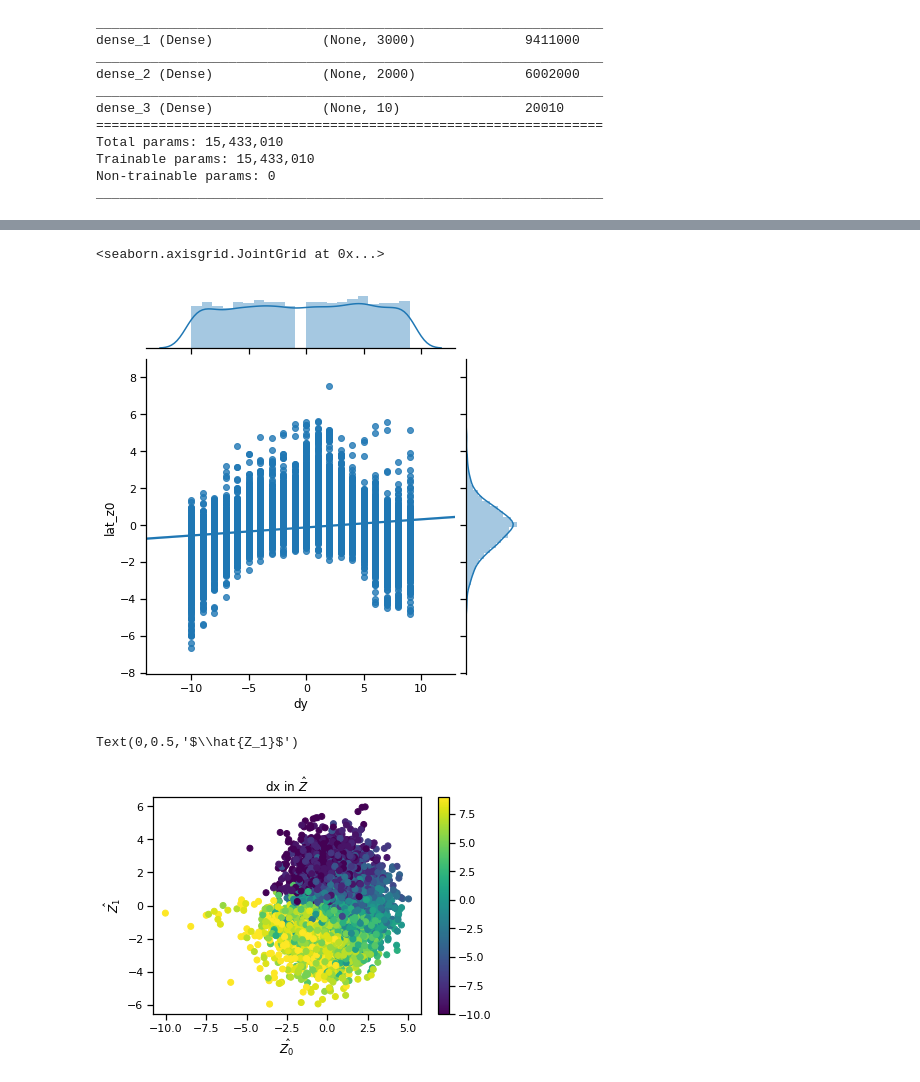
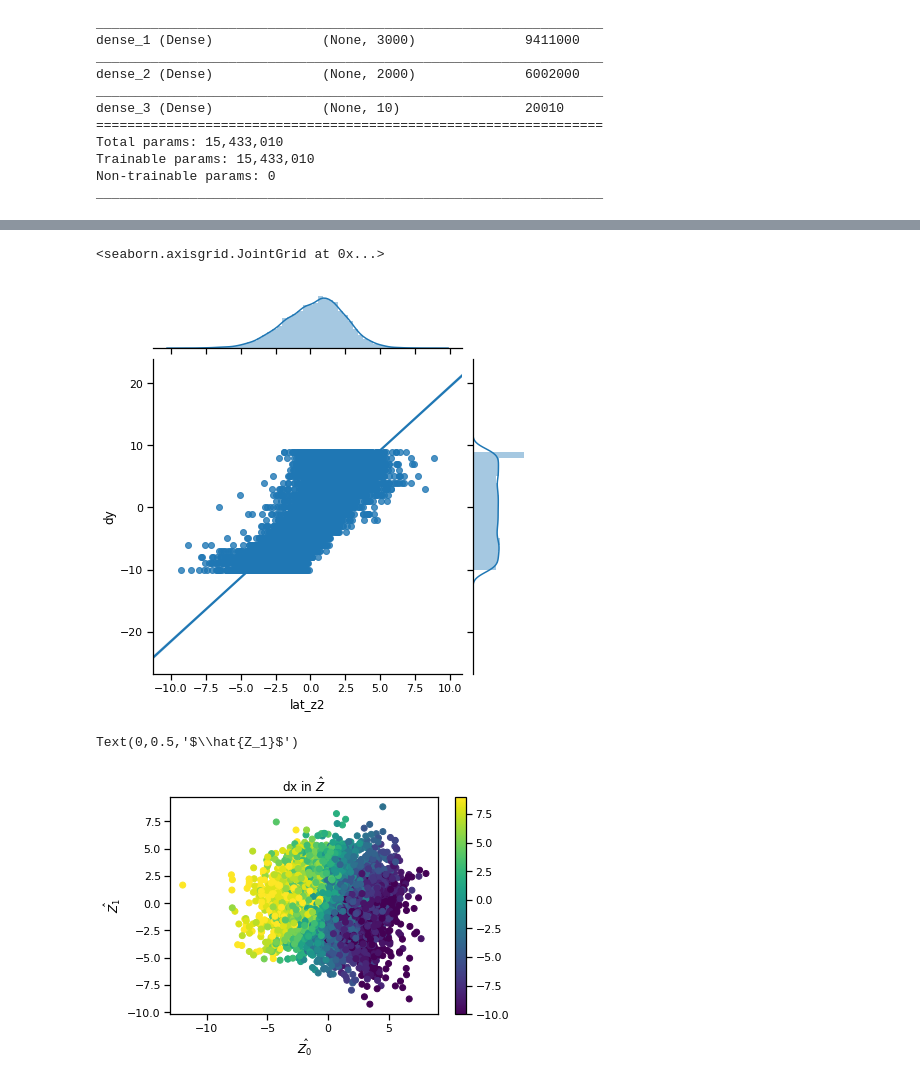
Before and after one commit to elijahc/vae, a Jupyter notebook: notebooks/04-tandem-vae-fa.ipynb, the cells around one changed output, grey strips where cells are left out. Saved outputs shown, nothing was run; the diff lists cells and outputs as text; code cells hidden in the pictures.

````diff
--- a/notebooks/04-tandem-vae-fa.ipynb
+++ b/notebooks/04-tandem-vae-fa.ipynb
@@ -144,9 +144,8 @@ fig.savefig('./shifted_mnist_3.png',dpi=300)
 ```
 # %%
 encoding_dims = [3000,2000]
-z_dim = 2
+z_dim = 3
 y_dim = 10
-q_dim = 2
 
 # randomly shifted image
 inputs = Input(shape=(784*4,))
@@ -485,16 +491,16 @@ g.set_axis_labels(xlabel='dx',ylabel='lat_z0')
 # %%
-g = sns.jointplot(dys-14,z_mean_enc[:,3],kind='reg')
-g.set_axis_labels(xlabel='dy',ylabel='lat_z0')
+g = sns.jointplot(z_mean_enc[:,0],dys-14,kind='reg')
+g.set_axis_labels(xlabel='lat_z2',ylabel='dy')
 # %% [output]
 <seaborn.axisgrid.JointGrid at 0x...>
-[figure, old version]
+[figure, new version]
 # %%
-plt.scatter(z_mean_enc[:,0],z_mean_enc[:,2],c=dxs-14)
+plt.scatter(z_mean_enc[:,2],z_mean_enc[:,0],c=dxs-14)
 plt.colorbar()
 plt.title(r"dx in $\hat{Z}$")
 plt.xlabel(r"$\hat{Z_0}$")
 plt.ylabel(r"$\hat{Z_1}$")
 # %% [output]
 Text(0,0.5,'$\\hat{Z_1}$')
-[figure, old version]
+[figure, new version]
 # %%
````
Also changed, not shown: parts of 27 cells of this notebook, 8 other files.
